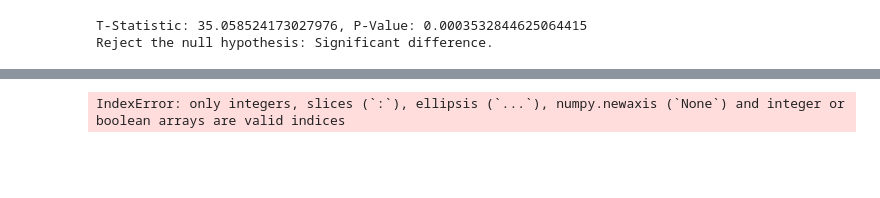
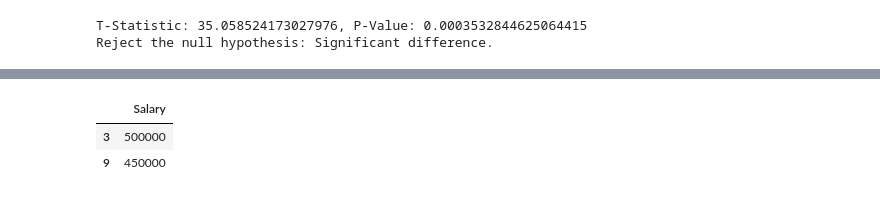
Before and after one commit to Indhumathi-AI-2025/Data-Science---Set-Questions, a Jupyter notebook: DS - SET QUESTIONS - DEBUG - ANSWERS.ipynb, the cells around one changed output, grey strips where cells are left out. Cells and saved outputs as stored; diff of their text form; code cells hidden in the pictures; blank space fills up the shorter version.

```diff
--- a/DS - SET QUESTIONS - DEBUG - ANSWERS.ipynb
+++ b/DS - SET QUESTIONS - DEBUG - ANSWERS.ipynb
@@ -122,21 +127,23 @@ print("Outliers:", outliers)
 # %%
 #ANSWER 4:
 #CORRECT CODE:
 Q1 = data['Salary'].quantile(0.25)
 Q3 = data['Salary'].quantile(0.75)
 IQR = Q3 - Q1
 IQR
 #LOWER LIMIT
 lower_limit = Q1 - 1.5 * IQR
 lower_limit
 #UPPER LIMIT
 upper_limit = Q3 + 1.5 * IQR
 upper_limit
 #Outliers
-outliers = (data['Salary']<lower_limit)|(data['Salary']>upper_limit)
+outliers = data[(data['Salary']<lower_limit)|(data['Salary']>upper_limit)]
 outliers
 # %% [output]
-IndexError: only integers, slices (`:`), ellipsis (`...`), numpy.newaxis (`None`) and integer or boolean arrays are valid indices
+|  | Salary |
+| 3 | 500000 |
+| 9 | 450000 |
 # %%
 import numpy as np
 import matplotlib.pyplot as plt
```
Also changed, not shown: parts of 8 cells of this notebook.
